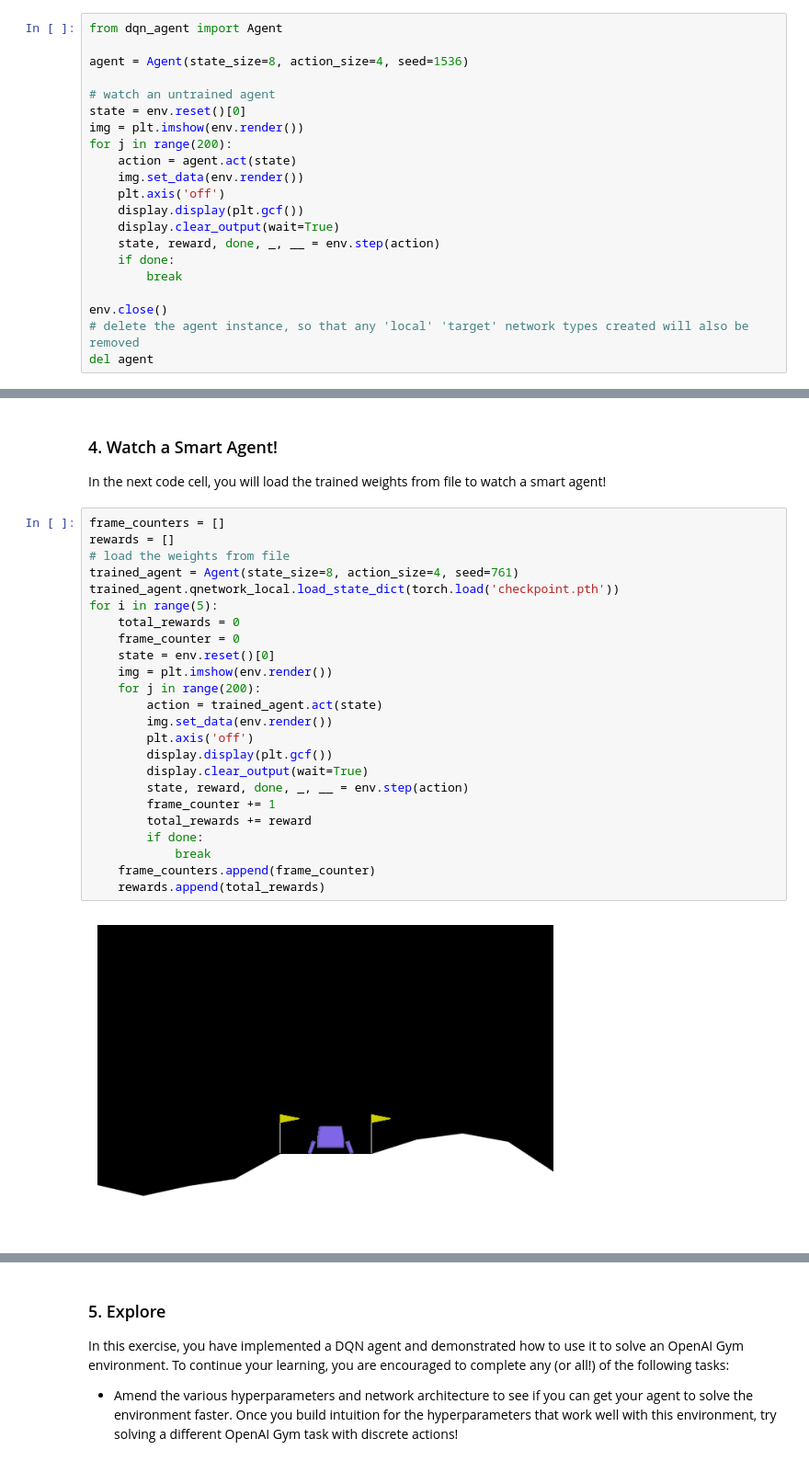
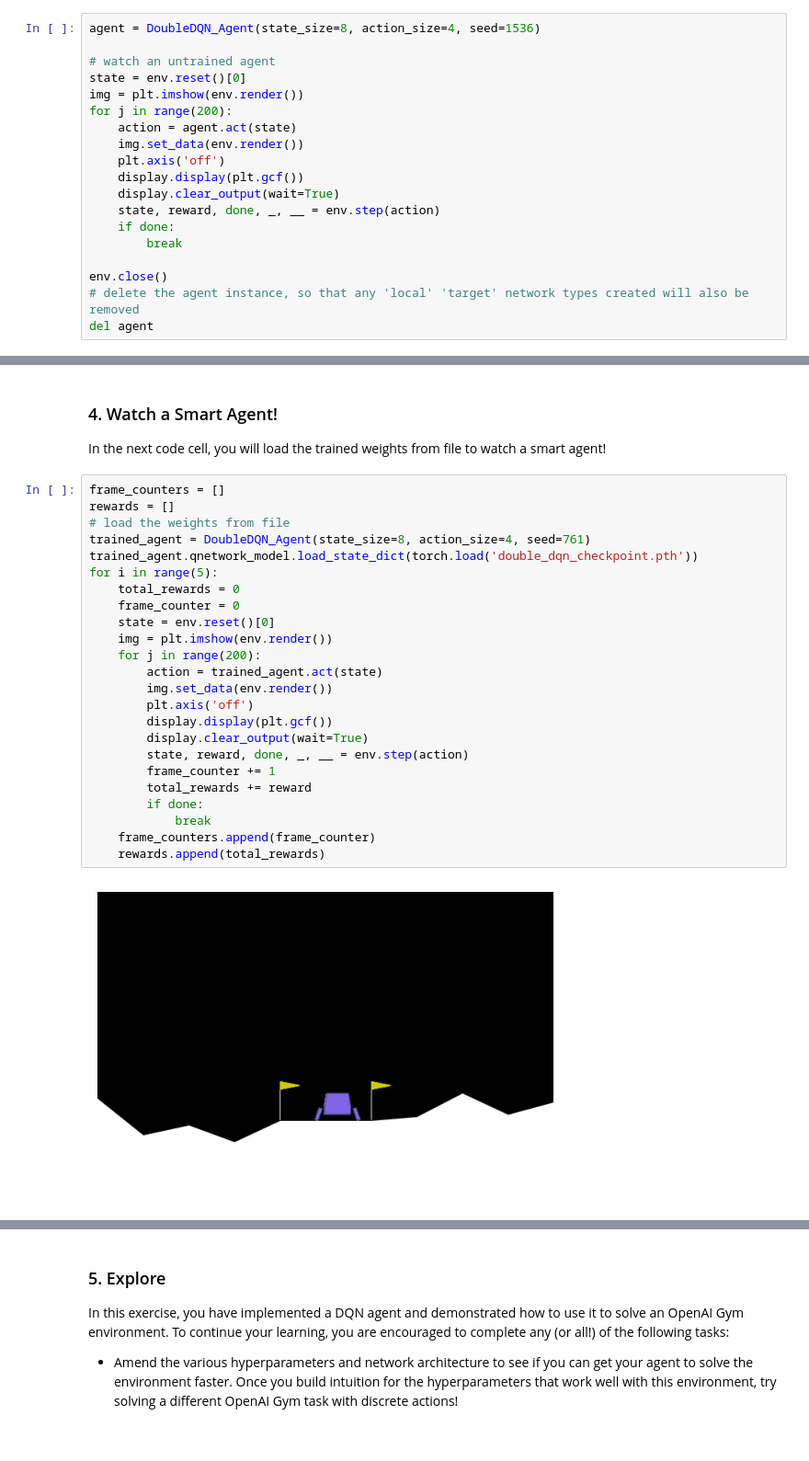
Before and after one commit to armhzjz/deep-reinforcement-learning, a Jupyter notebook: dqn/exercise/Deep_Q_Network.ipynb, the cells around one changed output, grey strips where cells are left out. Shown at 92% size. Cells and saved outputs as stored; diff of their text form.

```diff
--- a/dqn/exercise/Deep_Q_Network.ipynb
+++ b/dqn/exercise/Deep_Q_Network.ipynb
@@ -58,9 +60,7 @@ Once you have completed the code in `dqn_agent.py` and `model.py`, run the code
 
 You can find the solution files, along with saved model weights for a trained agent, in the `solution/` folder.  (_Note that there are many ways to solve this exercise, and the "solution" is just one way of approaching the problem, to yield a trained agent._)
 # %%
-from dqn_agent import Agent
-
-agent = Agent(state_size=8, action_size=4, seed=1536)
+agent = DoubleDQN_Agent(state_size=8, action_size=4, seed=1536)
 
 # watch an untrained agent
 state = env.reset()[0]
@@ -173,26 +173,26 @@ In the next code cell, you will load the trained weights from file to watch a sm
 # %%
 frame_counters = []
 rewards = []
 # load the weights from file
-trained_agent = Agent(state_size=8, action_size=4, seed=761)
-trained_agent.qnetwork_local.load_state_dict(torch.load('checkpoint.pth'))
+trained_agent = DoubleDQN_Agent(state_size=8, action_size=4, seed=761)
+trained_agent.qnetwork_model.load_state_dict(torch.load('double_dqn_checkpoint.pth'))
 for i in range(5):
     total_rewards = 0
     frame_counter = 0
     state = env.reset()[0]
     img = plt.imshow(env.render())
     for j in range(200):
         action = trained_agent.act(state)
         img.set_data(env.render())
         plt.axis('off')
         display.display(plt.gcf())
         display.clear_output(wait=True)
         state, reward, done, _, __ = env.step(action)
         frame_counter += 1
         total_rewards += reward
         if done:
             break
     frame_counters.append(frame_counter)
     rewards.append(total_rewards)
 # %% [output]
-[figure, old version]
+[figure, new version]
```
Also changed, not shown: parts of 9 cells of this notebook, 1 other file.
